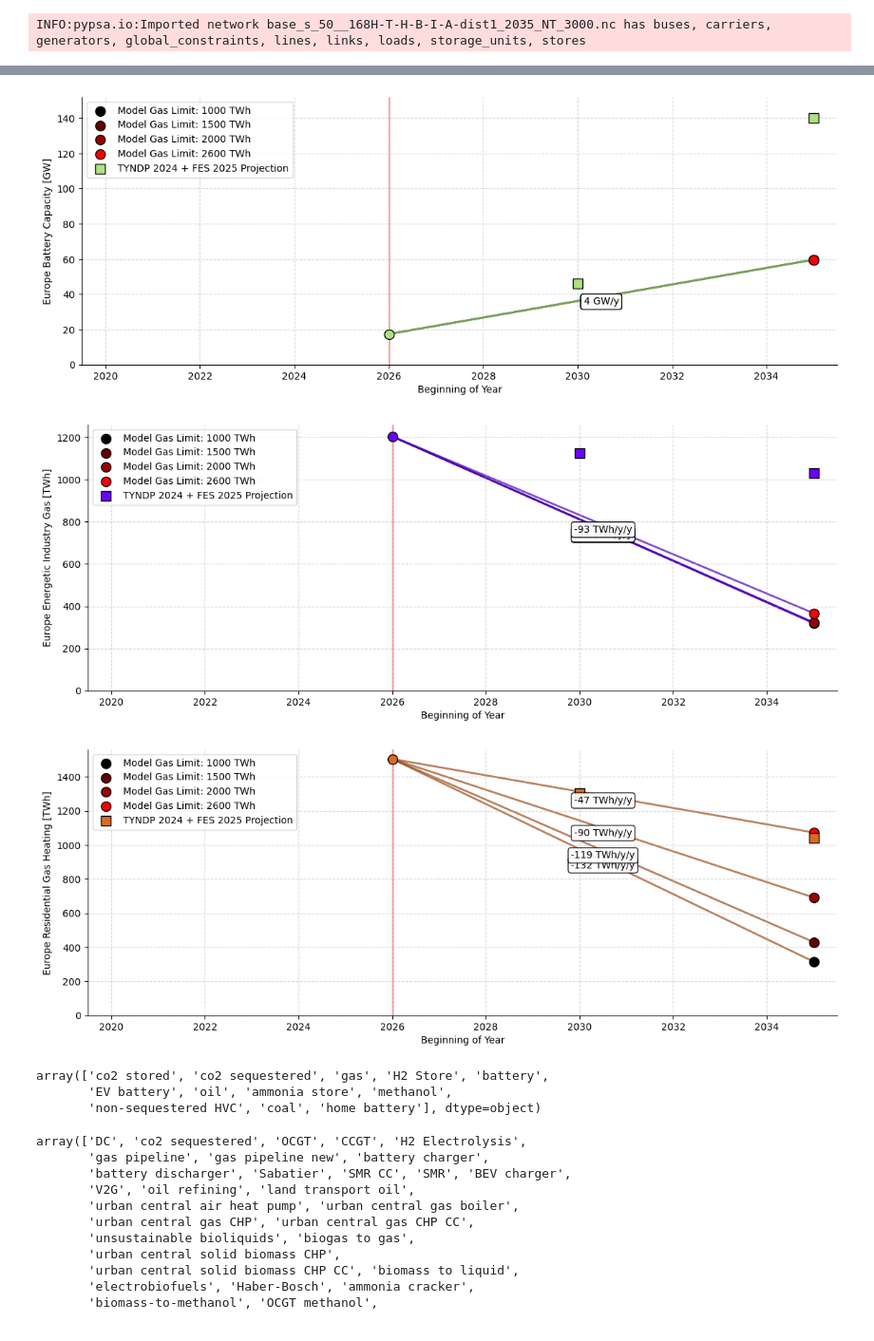
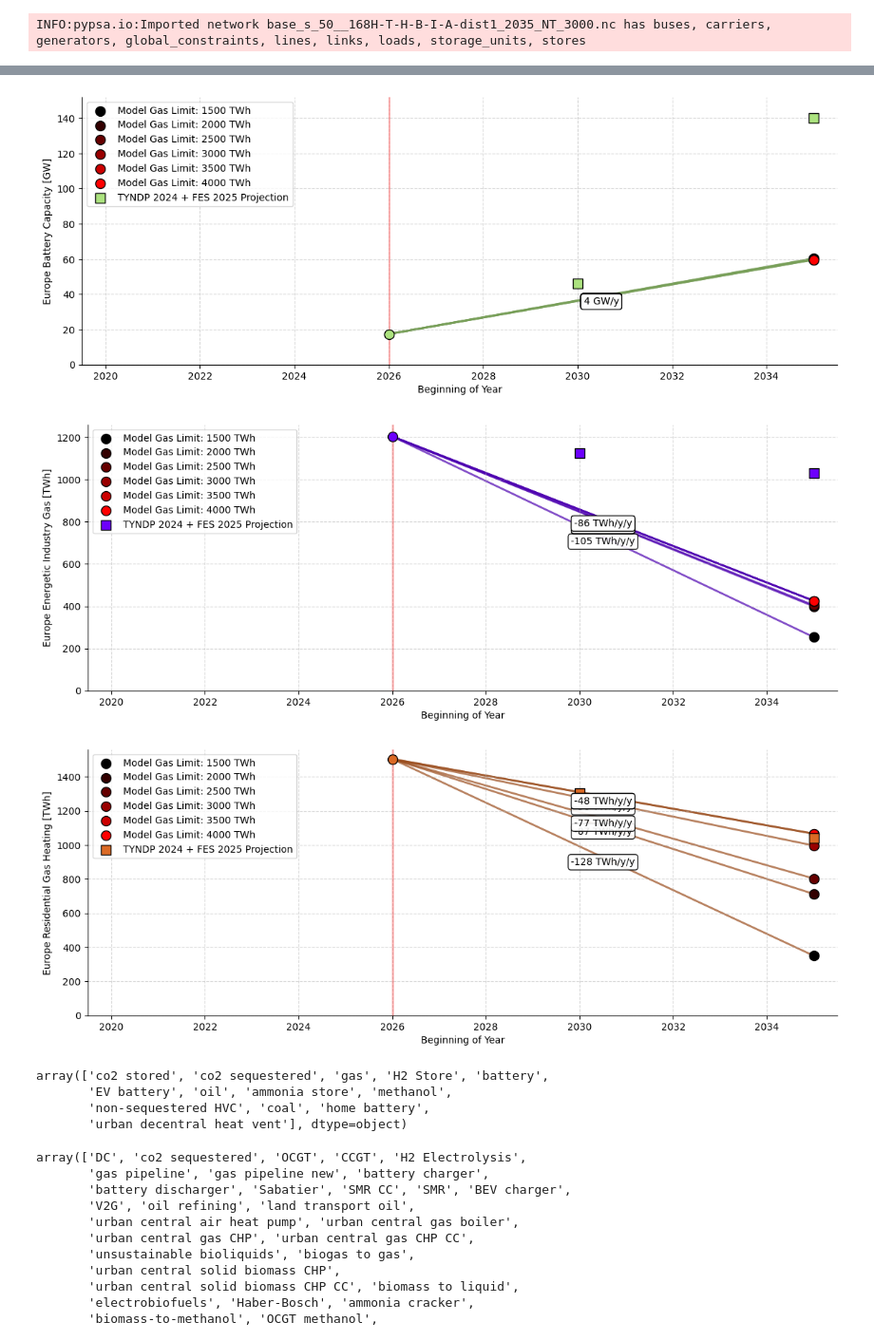
Before and after one commit to LukasFrankenQ/resilient-pypsa-eur, a Jupyter notebook: notebooks/plot_phaseout.ipynb, the cells around one changed output, grey strips where cells are left out. Shown at 95% size. Saved outputs shown, nothing was run; the diff lists cells and outputs as text; code cells hidden in the pictures.

```diff
--- a/notebooks/plot_phaseout.ipynb
+++ b/notebooks/plot_phaseout.ipynb
@@ -162,12 +144,12 @@ colors = {
     'battery': '#ace37f',
     'industry gas': '#6d00fc',
     'gas boiler': '#db6a25',
-    1000: '#000000',
-    # 1500: '#330000',
-    1500: '#660000',
-    2000: '#990000',
-    #  4000: '#cc0000',
-    2600: '#ff0000',
+    1500: '#000000',
+    2000: '#330000',
+    2500: '#660000',
+    3000: '#990000',
+    3500: '#cc0000',
+    4000: '#ff0000',
 }
 # %%
 def darken_color(color, factor=0.7):
@@ -234,10 +216,11 @@ def plot_line_with_slope(ax, x1, y1, x2, y2, color, position='bottom', unit='GW'
 # %%
 model_caps = {}
 
-for gas_limit in [1000, 1500, 2000, 2600, 3000]:
+# for gas_limit in [1000, 1500, 2000, 2600, 3000]:
+for gas_limit in [1500, 2000, 2500, 3000, 3500, 4000]:
     model_caps[gas_limit] = {}
     n = pypsa.Network(
-        Path.cwd().parent / 'results' / 'networks' / f'base_s_50__168H-T-H-B-I-A-dist1_2035_NT_{gas_limit}.nc'
+        Path.cwd().parent / 'results' / 'networks' / f'base_s_50__3H-T-H-B-I-A-dist1_2035_NT_{gas_limit}.nc'
     )
     for carrier in ['solar', 'onwind', 'offwind', 'battery', 'industry gas', 'gas boiler']:
         model_caps[gas_limit][carrier] = get_model_capacity(n, carrier)
@@ -292,7 +276,7 @@ for carrier in ['solar', 'onwind', 'offwind', 'battery', 'industry gas', 'gas bo
     }
 
     year = 2035
-    for gas_limit in [1000, 1500, 2000, 2600]:
+    for gas_limit in [1500, 2000, 2500, 3000, 3500, 4000]:
 
         cap = model_caps[gas_limit][carrier]
 
@@ -367,12 +351,13 @@ for carrier in ['solar', 'onwind', 'offwind', 'battery', 'industry gas', 'gas bo
-[figure, old version]
+[figure, new version]
-[figure, old version]
+[figure, new version]
-[figure, old version]
+[figure, new version]
 # %%
 n.stores.carrier.unique()
 # %% [output]
 array(['co2 stored', 'co2 sequestered', 'gas', 'H2 Store', 'battery',
        'EV battery', 'oil', 'ammonia store', 'methanol',
-       'non-sequestered HVC', 'coal', 'home battery'], dtype=object)
+       'non-sequestered HVC', 'coal', 'home battery',
+       'urban decentral heat vent'], dtype=object)
 # %%
 n.links.carrier.unique()
 # %% [output]
```
Also changed, not shown: parts of 8 cells of this notebook, 6 other files.
